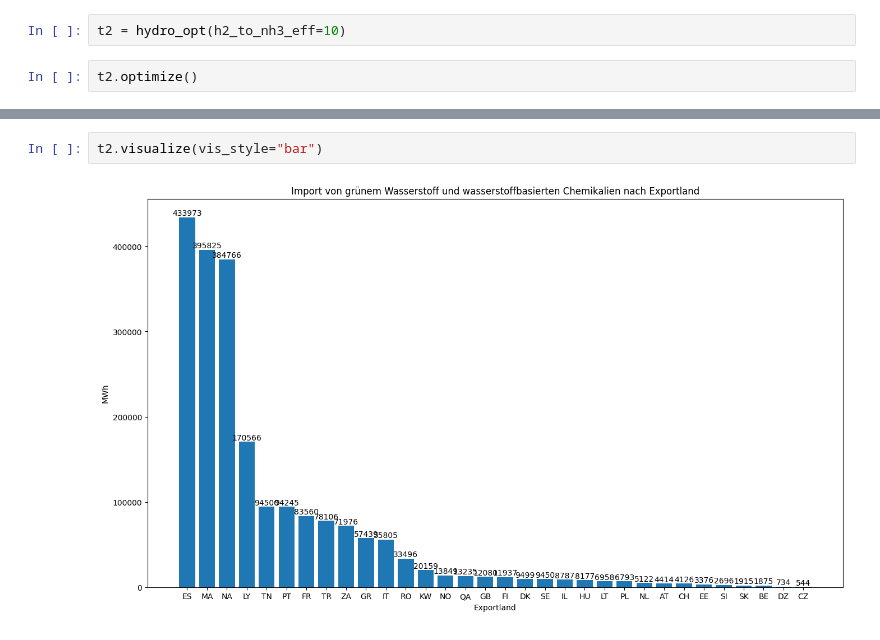
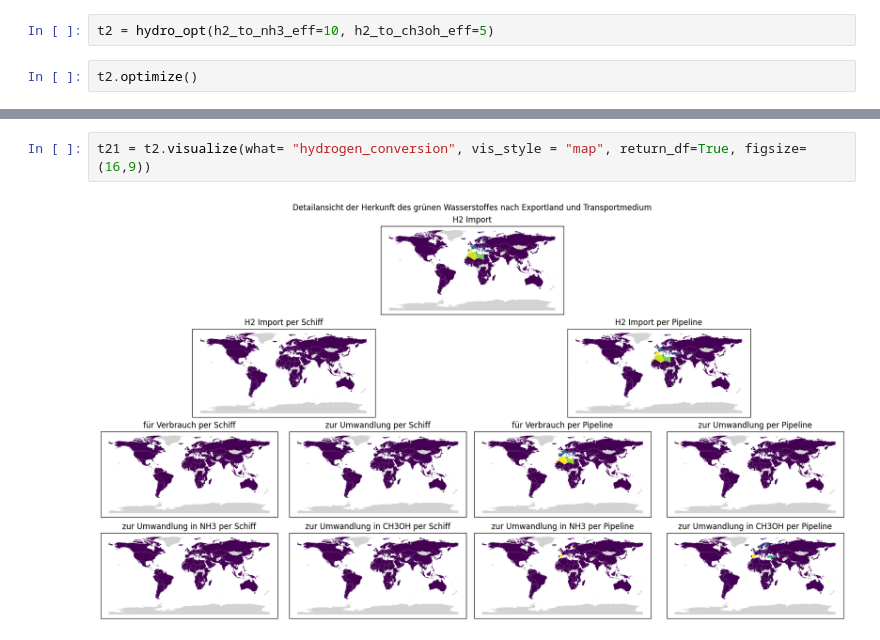
Before and after one commit to FaKurz/hydro_opt, a Jupyter notebook: object_model.ipynb, the cells around one changed output, grey strips where cells are left out. Saved outputs shown, nothing was run; the diff lists cells and outputs as text.

```diff
--- a/object_model.ipynb
+++ b/object_model.ipynb
@@ -280,4 +396,4 @@ t12 = t1.visualize(vis_style = "bar")
 # %%
-t2 = hydro_opt(h2_to_nh3_eff=10)
+t2 = hydro_opt(h2_to_nh3_eff=10, h2_to_ch3oh_eff=5)
 # %%
 t2.optimize()
@@ -300,4 +400,4 @@ t2.visualize()
-# %%
-t2.visualize(vis_style="bar")
-# %% [output]
-[figure, removed]
+# %%
+t21 = t2.visualize(what= "hydrogen_conversion", vis_style = "map", return_df=True, figsize=(16,9))
+# %% [output]
+[figure, added]
```
Also changed, not shown: parts of 9 cells of this notebook.
